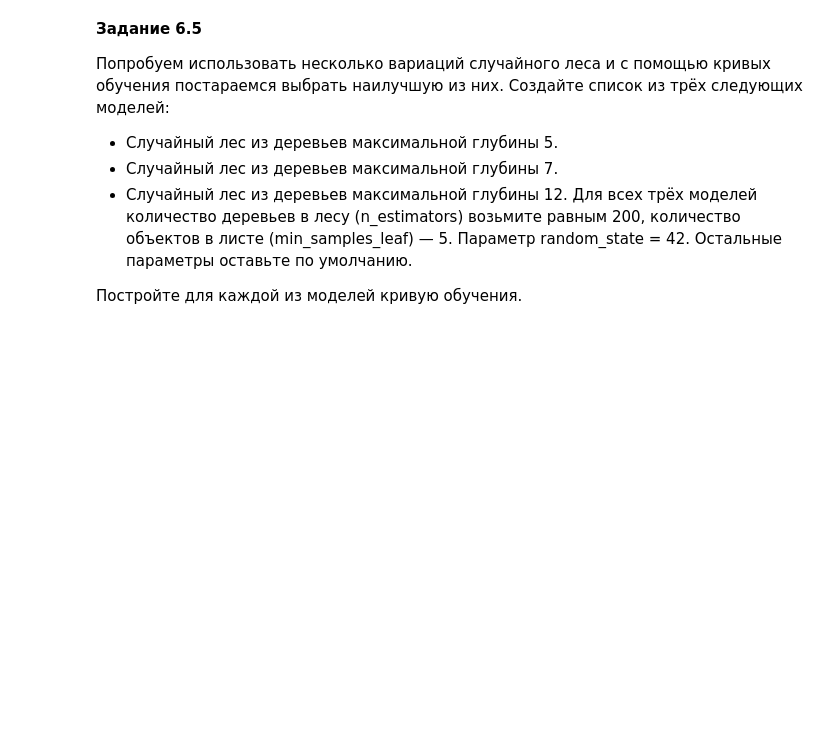
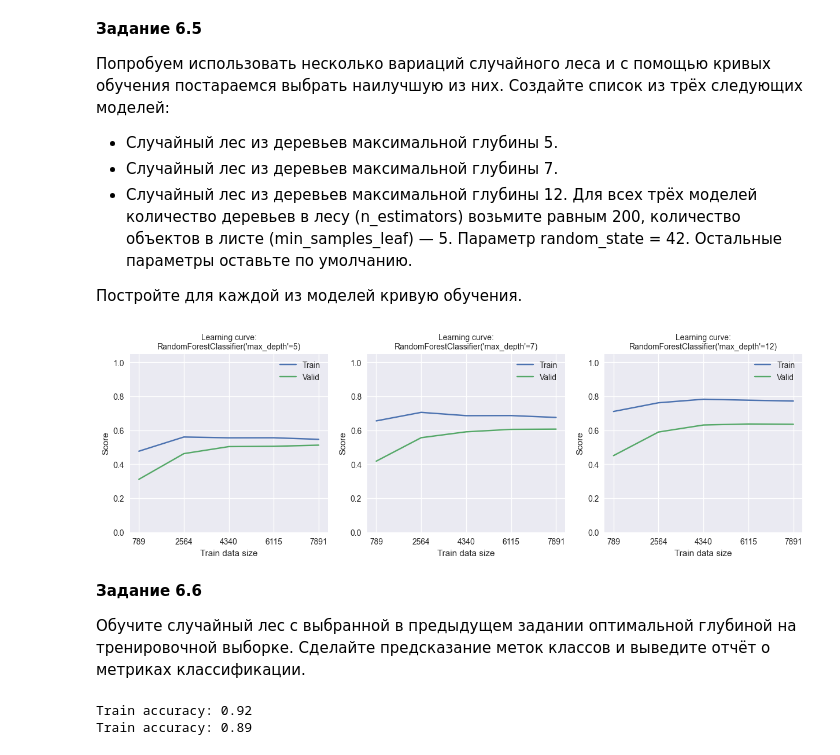
Before and after one commit to ElenaBask/SF_DS_learn, a Jupyter notebook: ML-5. Practice.ipynb, the cells around one changed output. Cells and saved outputs as stored; diff of their text form; code cells hidden in the pictures; blank space fills up the shorter version.

```diff
--- a/ML-5. Practice.ipynb
+++ b/ML-5. Practice.ipynb
@@ -214,6 +214,30 @@ def plot_learning_curve(model, X, y, cv, scoring="f1", ax=None, title=""):
 # %%
 #Визуализируем кривые обучения
 fig, axes = plt.subplots(1, 3, figsize=(15, 4)) #фигура + три координатных плоскости
 #Создаём цикл по списку моделей и индексам этого списка
 for i, model in enumerate(models): #i — текущий индекс, model — текущая модель
-    plot_learning_curve(model, X, y, skf, ax=axes[i], title=model.__class__.__name__+ "('max_depth'=" + str(model.__dict__['max_depth']) + ")")
+    plot_learning_curve(model, X_train, y_train, skf, ax=axes[i], title=model.__class__.__name__+ "('max_depth'=" + str(model.__dict__['max_depth']) + ")")
+# %% [output]
+[figure, added]
+# %% [markdown]
+**Задание 6.6**
+
+Обучите случайный лес с выбранной в предыдущем задании оптимальной глубиной на тренировочной выборке. Сделайте предсказание меток классов и выведите отчёт о метриках классификации.
+# %%
+model = ensemble.RandomForestClassifier(
+    min_samples_leaf=5,
+    n_estimators=200,
+    max_depth=7,
+    random_state=RANDOM_STATE
+)
+
+model.fit(X_train, y_train)
+    #Делаем предсказание для каждой из выборок
+y_train_pred = model.predict(X_train)
+y_valid_pred = model.predict(X_valid)
+#Рассчитываем метрику и заносим её в список
+print('Train accuracy: {:.2f}'.format(metrics.accuracy_score(y_train, y_train_pred)))
+print('Train accuracy: {:.2f}'.format(metrics.accuracy_score(y_valid, y_valid_pred)))
+# %% [output]
+Train accuracy: 0.92
+Train accuracy: 0.89
```
